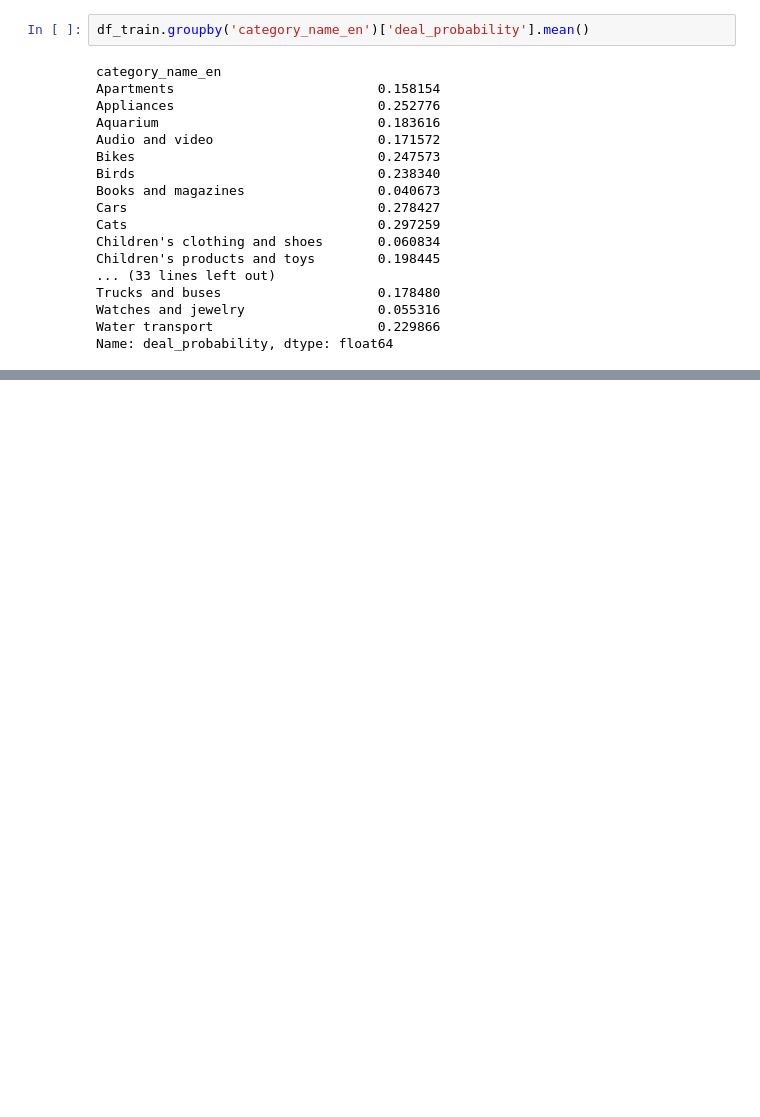
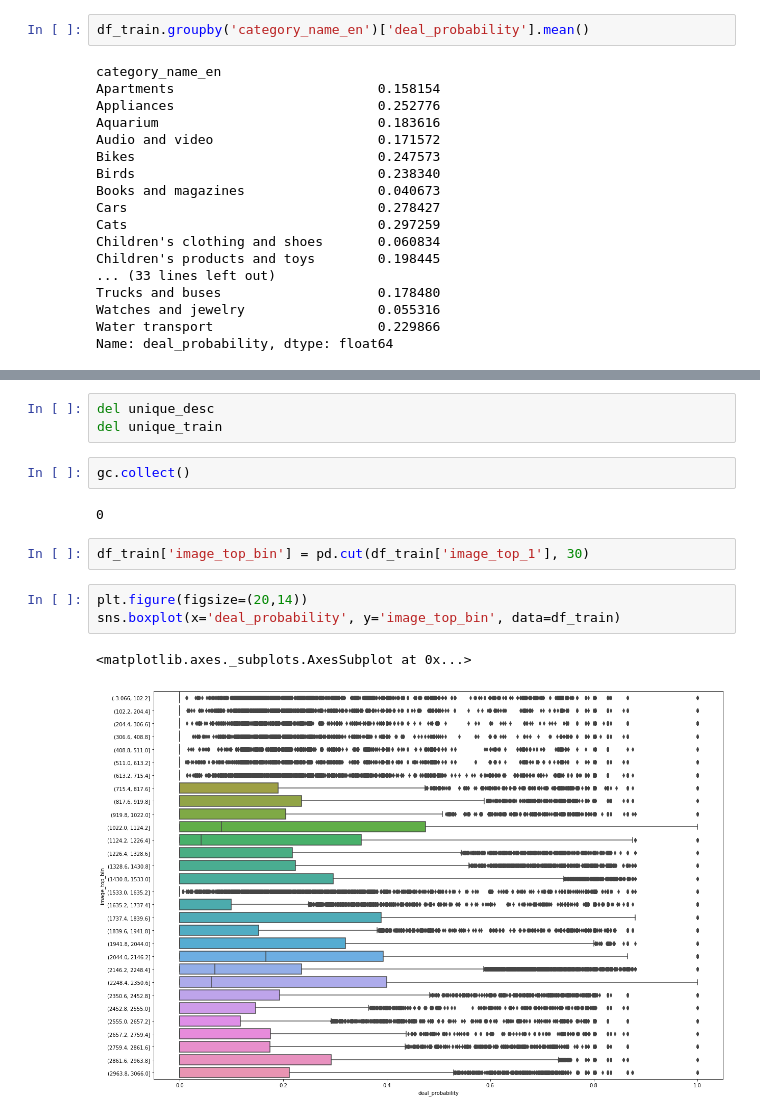
Before and after one commit to anshulrai/Kaggle-Challenges, a Jupyter notebook: Avito Demand Prediction Challenge/Baseline.ipynb, the cells around one changed output, grey strips where cells are left out. Saved outputs shown, nothing was run; the diff lists cells and outputs as text; blank space fills up the shorter version.

```diff
--- a/Avito Demand Prediction Challenge/Baseline.ipynb
+++ b/Avito Demand Prediction Challenge/Baseline.ipynb
@@ -261,0 +379,15 @@ Name: deal_probability, dtype: float64
+# %%
+del unique_desc
+del unique_train
+# %%
+gc.collect()
+# %% [output]
+0
+# %%
+df_train['image_top_bin'] = pd.cut(df_train['image_top_1'], 30)
+# %%
+plt.figure(figsize=(20,14))
+sns.boxplot(x='deal_probability', y='image_top_bin', data=df_train)
+# %% [output]
+<matplotlib.axes._subplots.AxesSubplot at 0x...>
+[figure, added]
```
Also changed, not shown: parts of 17 cells of this notebook.
